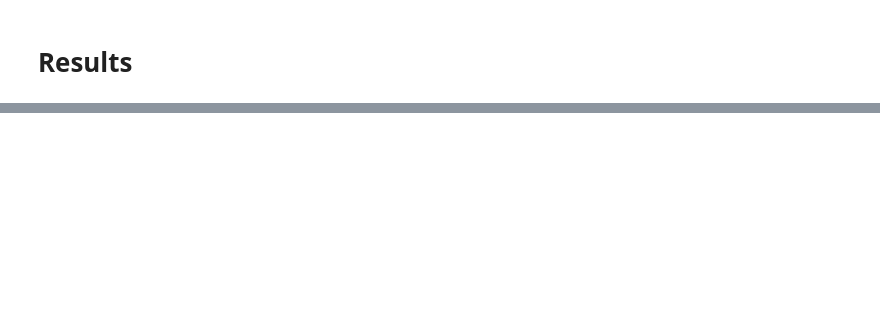
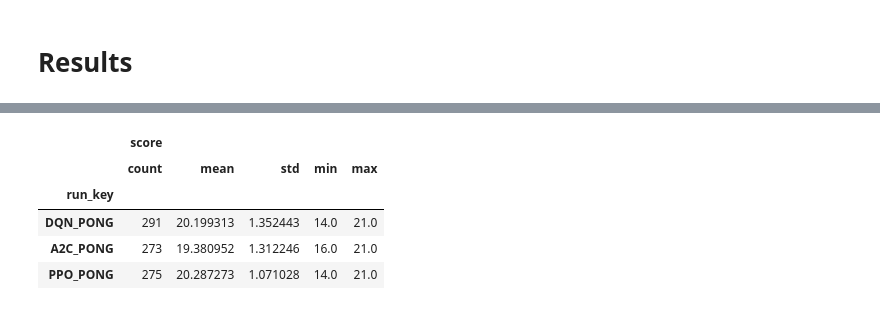
Before and after one commit to sequenzia/solen-rl-project, a Jupyter notebook: notebooks/infer.ipynb, the cells around one changed output, grey strips where cells are left out. Cells and saved outputs as stored; diff of their text form; code cells hidden in the pictures; blank space fills up the shorter version.

```diff
--- a/notebooks/infer.ipynb
+++ b/notebooks/infer.ipynb
@@ -341,0 +708,14 @@ for key, data in all_infer_data.items():
+# %%
+all_scores_list = []
+
+for key, data in all_infer_data.items():
+
+    for score in data['scores'].values.tolist():
+
+        key_split = key.split("_")
+        algo = key_split[0]
+        rom = key_split[1]
+
+        all_scores_list.append([key, algo, rom, score])
+
+all_scores = pd.DataFrame(all_scores_list, columns=["run_key","algo","rom","score"])
@@ -341,0 +725,20 @@ for key, data in all_infer_data.items():
+# %%
+all_scores['score_norm'] = normalize(all_scores['score'].values.reshape(-1,1), axis=0, norm='l2') * 1000
+
+breakout_scores = all_scores[all_scores['rom'] == 'BREAKOUT']
+pong_scores = all_scores[all_scores['rom'] == 'PONG']
+spaceinvaders_scores = all_scores[all_scores['rom'] == 'SPACEINVADERS']
+mspacman_scores = all_scores[all_scores['rom'] == 'MSPACMAN']
+
+a2c_scores = all_scores[all_scores['algo'] == 'A2C']
+ppo_scores = all_scores[all_scores['algo'] == 'PPO']
+dqn_scores = all_scores[all_scores['algo'] == 'DQN']
+
+breakout_scores_summary = breakout_scores[['run_key','score']].groupby('run_key').agg(['count','mean', 'std', 'min', 'max'])
+pong_scores_summary = pong_scores[['run_key','score']].groupby('run_key').agg(['count', 'mean', 'std', 'min', 'max'])
+spaceinvaders_scores_summary = spaceinvaders_scores[['run_key','score']].groupby('run_key').agg(['count','mean', 'std', 'min', 'max'])
+mspacman_scores_summary = mspacman_scores[['run_key','score']].groupby('run_key').agg(['count','mean', 'std', 'min', 'max'])
+
+a2c_scores_summary = a2c_scores[['score_norm']].agg(['count','mean', 'std', 'min', 'max'])
+ppo_scores_summary = ppo_scores[['score_norm']].agg(['count','mean', 'std', 'min', 'max'])
+dqn_scores_summary = dqn_scores[['score_norm']].agg(['count','mean', 'std', 'min', 'max'])
@@ -341,0 +822,9 @@ for key, data in all_infer_data.items():
+# %%
+pong_scores_summary.sort_values(by=[('score','std')], ascending=False)
+# %% [output]
+|  | score |  |  |  |  |
+|  | count | mean | std | min | max |
+| run_key |  |  |  |  |  |
+| DQN_PONG | 291 | 20.199313 | 1.352443 | 14.0 | 21.0 |
+| A2C_PONG | 273 | 19.380952 | 1.312246 | 16.0 | 21.0 |
+| PPO_PONG | 275 | 20.287273 | 1.071028 | 14.0 | 21.0 |
```
Also changed, not shown: parts of 26 cells of this notebook, 34 other files.
